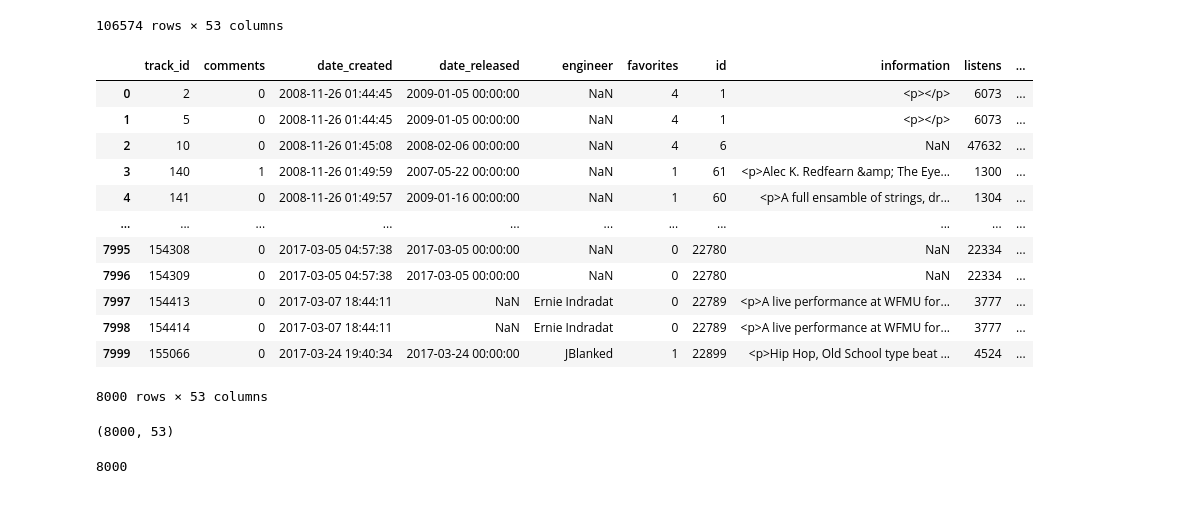
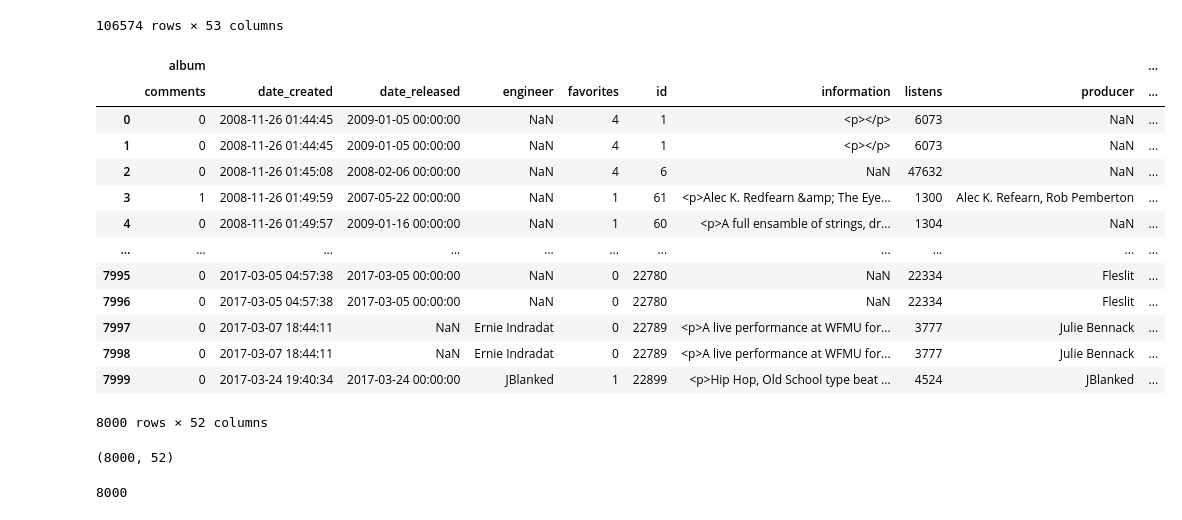
Before and after one commit to TheScorpoi/mdle-assignment-2, a Jupyter notebook: main.ipynb, the cells around one changed output. Saved outputs shown, nothing was run; the diff lists cells and outputs as text; code cells hidden in the pictures.

```diff
--- a/main.ipynb
+++ b/main.ipynb
@@ -20,3 +20,7 @@ tracks
 | 106574 | 155319 | 0 | 2017-03-30 15:20:35 | 2017-02-17 00:00:00 | NaN | 0 | 22940 | <p>A live performance at Monty Ha... | 1506 | Monty Hall | ... | ... |
 | 106575 | 155320 | 0 | 2017-03-26 16:22:18 | 2017-03-26 00:00:00 | NaN | 1 | 22906 | NaN | 7481 | NaN | ... | ... |
 106576 rows × 53 columns
+# %%
+tracks = pd.read_csv("fma_metadata/tracks.csv", index_col=0, header=[0, 1])
+
+tracks.shape
@@ -48,26 +54,27 @@ tracks
 | 106573 | 155320 | 0 | 2017-03-26 16:22:18 | 2017-03-26 00:00:00 | NaN | 1 | 22906 | NaN | 7481 | ... |
 106574 rows × 53 columns
 # %%
-tracks = tracks.loc[tracks['subset'] == 'small'].reset_index(drop=True)
+tracks = tracks.loc[tracks['set','subset'] == 'small'].reset_index(drop=True)
 tracks
 # %% [output]
-|  | track_id | comments | date_created | date_released | engineer | favorites | id | information | listens | ... |
-| 0 | 2 | 0 | 2008-11-26 01:44:45 | 2009-01-05 00:00:00 | NaN | 4 | 1 | <p></p> | 6073 | ... |
-| 1 | 5 | 0 | 2008-11-26 01:44:45 | 2009-01-05 00:00:00 | NaN | 4 | 1 | <p></p> | 6073 | ... |
-| 2 | 10 | 0 | 2008-11-26 01:45:08 | 2008-02-06 00:00:00 | NaN | 4 | 6 | NaN | 47632 | ... |
-| 3 | 140 | 1 | 2008-11-26 01:49:59 | 2007-05-22 00:00:00 | NaN | 1 | 61 | <p>Alec K. Redfearn &amp; The Eye... | 1300 | ... |
-| 4 | 141 | 0 | 2008-11-26 01:49:57 | 2009-01-16 00:00:00 | NaN | 1 | 60 | <p>A full ensamble of strings, dr... | 1304 | ... |
+|  | album |  |  |  |  |  |  |  |  | ... |
+|  | comments | date_created | date_released | engineer | favorites | id | information | listens | producer | ... |
+| 0 | 0 | 2008-11-26 01:44:45 | 2009-01-05 00:00:00 | NaN | 4 | 1 | <p></p> | 6073 | NaN | ... |
+| 1 | 0 | 2008-11-26 01:44:45 | 2009-01-05 00:00:00 | NaN | 4 | 1 | <p></p> | 6073 | NaN | ... |
+| 2 | 0 | 2008-11-26 01:45:08 | 2008-02-06 00:00:00 | NaN | 4 | 6 | NaN | 47632 | NaN | ... |
+| 3 | 1 | 2008-11-26 01:49:59 | 2007-05-22 00:00:00 | NaN | 1 | 61 | <p>Alec K. Redfearn &amp; The Eye... | 1300 | Alec K. Refearn, Rob Pemberton | ... |
+| 4 | 0 | 2008-11-26 01:49:57 | 2009-01-16 00:00:00 | NaN | 1 | 60 | <p>A full ensamble of strings, dr... | 1304 | NaN | ... |
 | ... | ... | ... | ... | ... | ... | ... | ... | ... | ... | ... |
-| 7995 | 154308 | 0 | 2017-03-05 04:57:38 | 2017-03-05 00:00:00 | NaN | 0 | 22780 | NaN | 22334 | ... |
-| 7996 | 154309 | 0 | 2017-03-05 04:57:38 | 2017-03-05 00:00:00 | NaN | 0 | 22780 | NaN | 22334 | ... |
-| 7997 | 154413 | 0 | 2017-03-07 18:44:11 | NaN | Ernie Indradat | 0 | 22789 | <p>A live performance at WFMU for... | 3777 | ... |
-| 7998 | 154414 | 0 | 2017-03-07 18:44:11 | NaN | Ernie Indradat | 0 | 22789 | <p>A live performance at WFMU for... | 3777 | ... |
-| 7999 | 155066 | 0 | 2017-03-24 19:40:34 | 2017-03-24 00:00:00 | JBlanked | 1 | 22899 | <p>Hip Hop, Old School type beat ... | 4524 | ... |
+| 7995 | 0 | 2017-03-05 04:57:38 | 2017-03-05 00:00:00 | NaN | 0 | 22780 | NaN | 22334 | Fleslit | ... |
+| 7996 | 0 | 2017-03-05 04:57:38 | 2017-03-05 00:00:00 | NaN | 0 | 22780 | NaN | 22334 | Fleslit | ... |
+| 7997 | 0 | 2017-03-07 18:44:11 | NaN | Ernie Indradat | 0 | 22789 | <p>A live performance at WFMU for... | 3777 | Julie Bennack | ... |
+| 7998 | 0 | 2017-03-07 18:44:11 | NaN | Ernie Indradat | 0 | 22789 | <p>A live performance at WFMU for... | 3777 | Julie Bennack | ... |
+| 7999 | 0 | 2017-03-24 19:40:34 | 2017-03-24 00:00:00 | JBlanked | 1 | 22899 | <p>Hip Hop, Old School type beat ... | 4524 | JBlanked | ... |
-8000 rows × 53 columns
+8000 rows × 52 columns
 # %%
 tracks.shape
 # %% [output]
-(8000, 53)
+(8000, 52)
 # %%
 from sklearn.cluster import AgglomerativeClustering
 # %%
```
Also changed, not shown: parts of 7 cells of this notebook.
